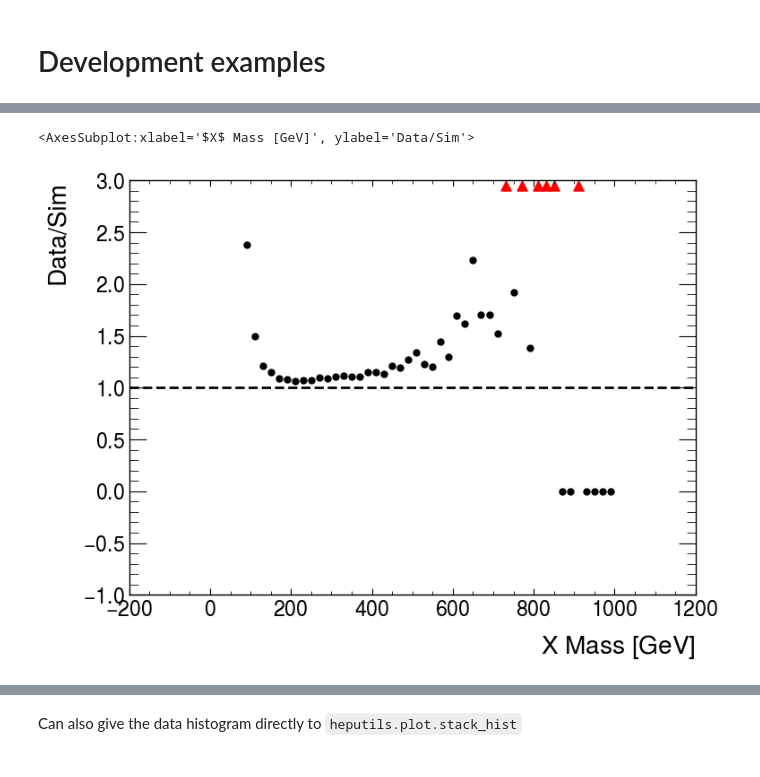
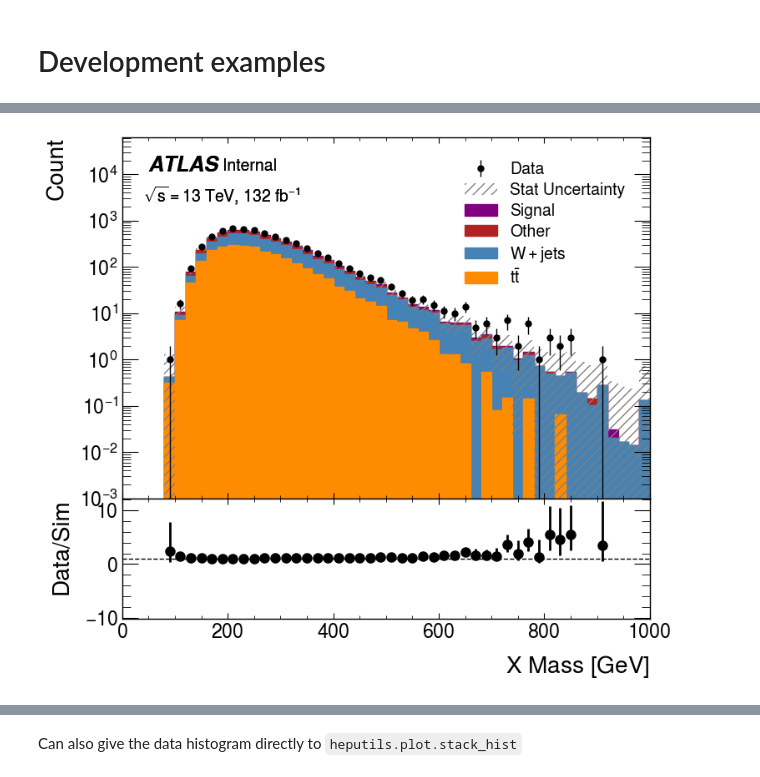
Before and after one commit to matthewfeickert/heputils, a Jupyter notebook: examples/dev-example.ipynb, the cells around one changed output, grey strips where cells are left out. Drawn from its saved outputs; the diff is of its cells as text; code cells hidden in the pictures.

```diff
--- a/examples/dev-example.ipynb
+++ b/examples/dev-example.ipynb
@@ -45,10 +41,0 @@ width: 8.0, height: 6.0
-# %%
-_xlim = ax.get_xlim()
-fig, ax = plt.subplots()
-ax.set_xlim(_xlim)
-heputils.plot.ratio_plot(
-    data_hist, heputils.utils.sum_hists(simulation_hists), ax=ax, y_range=2
-)
-# %% [output]
-<AxesSubplot:xlabel='$X$ Mass [GeV]', ylabel='Data/Sim'>
-[figure, removed]
@@ -54,0 +44,13 @@ heputils.plot.ratio_plot(
+# %%
+fig = plt.figure()
+axs = heputils.plot.stack_ratio_plot(
+    simulation_hists,
+    data_hist=data_hist,
+    labels=labels,
+    color=colormap,
+    xlabel=r"$X$ Mass [GeV]",
+    ylabel="Count",
+    rp_ylabel="Data/Sim",
+)
+# %% [output]
+[figure, added]
```
Also changed, not shown: parts of 14 cells of this notebook.
